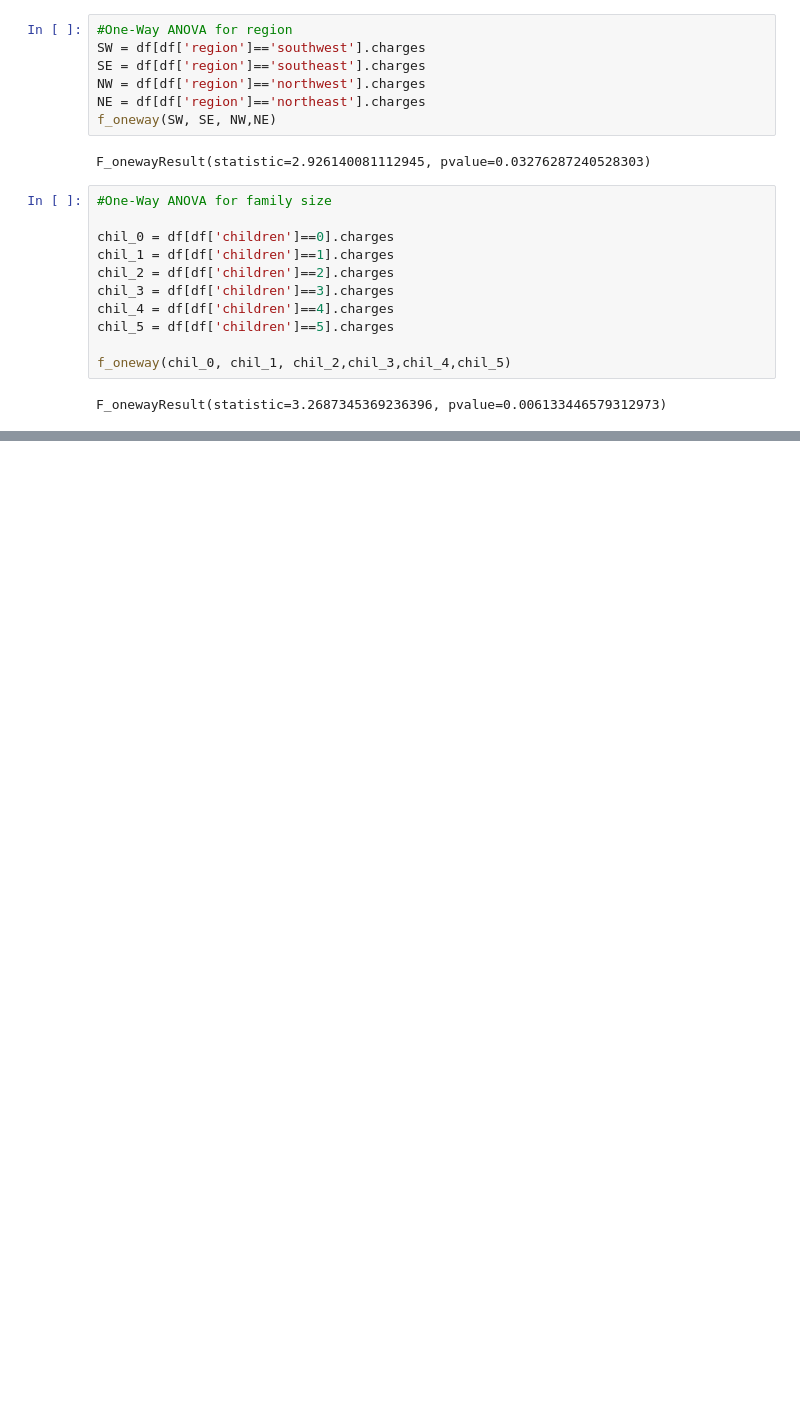
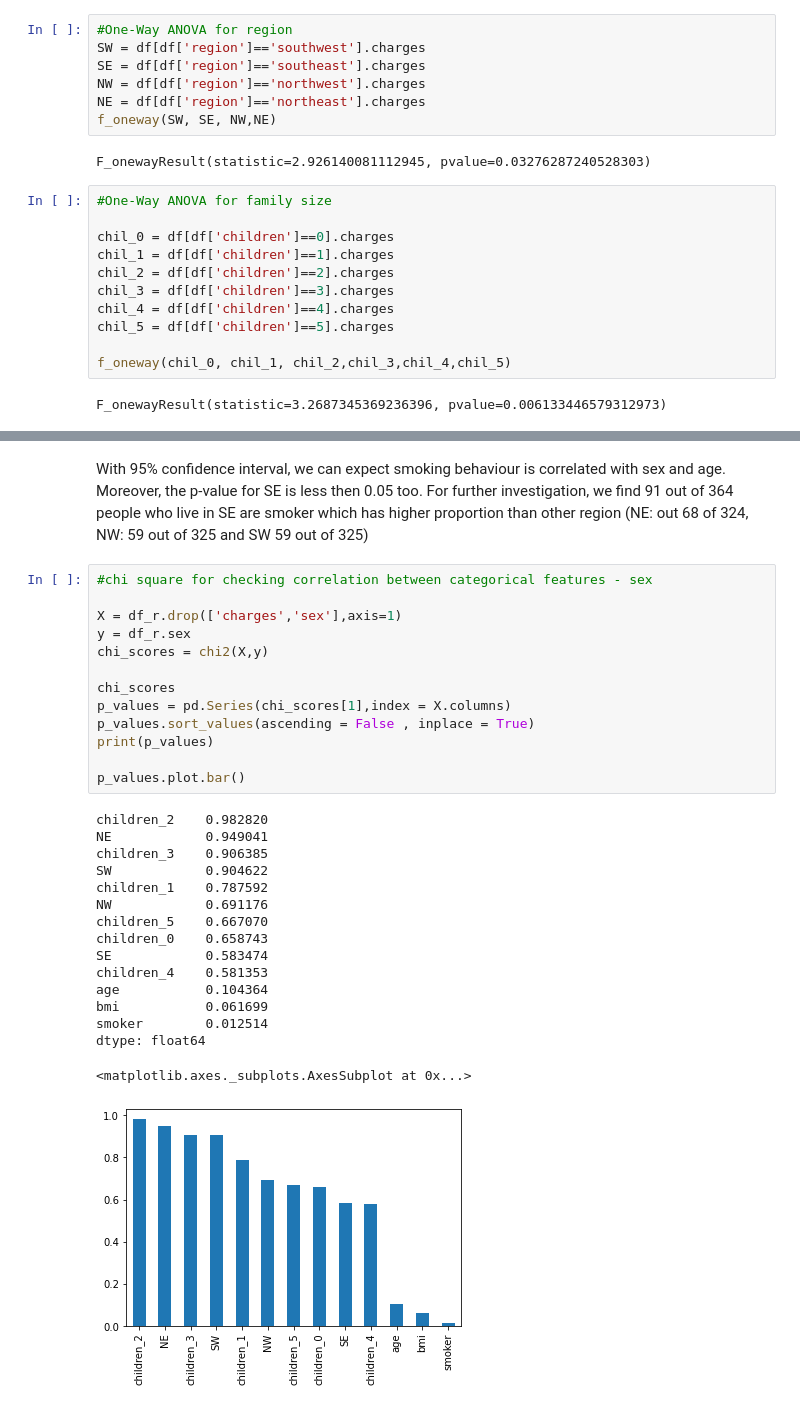
Before and after one commit to ronald55699/Capstone-2, a Jupyter notebook: Capstone 2/11_5 Capstone Two Exploratory Data Analysis.ipynb, the cells around one changed output, grey strips where cells are left out. Saved outputs shown, nothing was run; the diff lists cells and outputs as text; blank space fills up the shorter version.

```diff
--- a/Capstone 2/11_5 Capstone Two Exploratory Data Analysis.ipynb
+++ b/Capstone 2/11_5 Capstone Two Exploratory Data Analysis.ipynb
@@ -298,0 +221,32 @@ r2_score(Y_pred,y_test)
+# %% [markdown]
+With 95% confidence interval, we can expect smoking behaviour is correlated with sex and age. Moreover, the p-value for SE is less then 0.05 too. For further investigation, we find 91 out of 364 people who live in SE are smoker which has higher proportion than other region (NE: out 68 of 324, NW: 59 out of 325 and SW 59 out of 325)
+# %%
+#chi square for checking correlation between categorical features - sex
+
+X = df_r.drop(['charges','sex'],axis=1)
+y = df_r.sex
+chi_scores = chi2(X,y)
+
+chi_scores
+p_values = pd.Series(chi_scores[1],index = X.columns)
+p_values.sort_values(ascending = False , inplace = True)
+print(p_values)
+
+p_values.plot.bar()
+# %% [output]
+children_2    0.982820
+NE            0.949041
+children_3    0.906385
+SW            0.904622
+children_1    0.787592
+NW            0.691176
+children_5    0.667070
+children_0    0.658743
+SE            0.583474
+children_4    0.581353
+age           0.104364
+bmi           0.061699
+smoker        0.012514
+dtype: float64
+<matplotlib.axes._subplots.AxesSubplot at 0x...>
+[figure, added]
```
Also changed, not shown: parts of 48 cells of this notebook.
